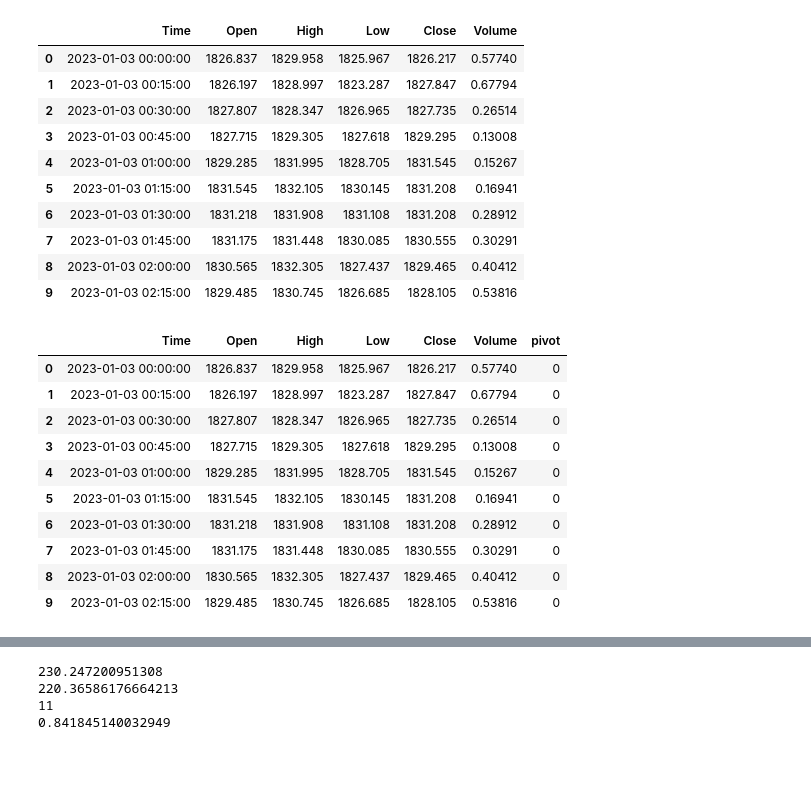
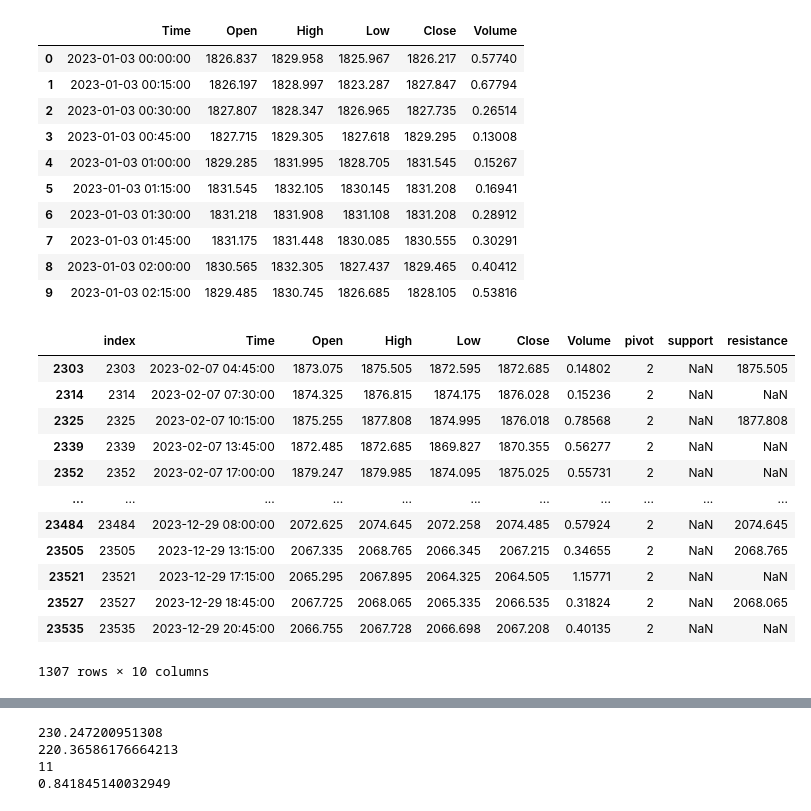
Before and after one commit to Daurien/NNtrading, a Jupyter notebook: compute_sup_res.ipynb, the cells around one changed output, grey strips where cells are left out. Drawn from its saved outputs; the diff is of its cells as text; code cells hidden in the pictures; blank space fills up the shorter version.

```diff
--- a/compute_sup_res.ipynb
+++ b/compute_sup_res.ipynb
@@ -24,55 +24,26 @@ df.head(10)
 | 7 | 2023-01-03 01:45:00 | 1831.175 | 1831.448 | 1830.085 | 1830.555 | 0.30291 |
 | 8 | 2023-01-03 02:00:00 | 1830.565 | 1832.305 | 1827.437 | 1829.465 | 0.40412 |
 | 9 | 2023-01-03 02:15:00 | 1829.485 | 1830.745 | 1826.685 | 1828.105 | 0.53816 |
-# %%
-
-#identify pivot points with a rolling window of n1 on the left and n2 on the right
-def pivotid(dataframe, l, n1, n2):
-
-    if l-n1 < 0 or l+n2 >= len(dataframe):
-        return 0
-
-    window = dataframe.iloc[l-n1:l+n2+1]
-    pivotlow = (dataframe.loc[l, 'Low'] <= window['Low']).all()
-    pivothigh = (dataframe.loc[l, 'High'] >= window['High']).all()
-
-    if pivotlow and pivothigh:
-        return 3
-    elif pivotlow:
-        return 1
-    elif pivothigh:
-        return 2
-    else:
-        return 0
-
-def rw_top(data: np.array, curr_index: int, order: int) -> bool:
-    if curr_index < order * 2 + 1:
-        return False
-
-    top = True
-    k = curr_index - order
-    v = data[k]
-    for i in range(1, order + 1):
-        if data[k + i] > v or data[k - i] > v:
-            top = False
-            break
-
-    return top
-
-
-
-df['pivot'] = df.apply(lambda x: pivotid(df, x.name, 10, 10), axis=1)
-df.head(10)
-# %% [output]
-|  | Time | Open | High | Low | Close | Volume | pivot |
-| 0 | 2023-01-03 00:00:00 | 1826.837 | 1829.958 | 1825.967 | 1826.217 | 0.57740 | 0 |
-| 1 | 2023-01-03 00:15:00 | 1826.197 | 1828.997 | 1823.287 | 1827.847 | 0.67794 | 0 |
-| 2 | 2023-01-03 00:30:00 | 1827.807 | 1828.347 | 1826.965 | 1827.735 | 0.26514 | 0 |
-| 3 | 2023-01-03 00:45:00 | 1827.715 | 1829.305 | 1827.618 | 1829.295 | 0.13008 | 0 |
-| 4 | 2023-01-03 01:00:00 | 1829.285 | 1831.995 | 1828.705 | 1831.545 | 0.15267 | 0 |
-| 5 | 2023-01-03 01:15:00 | 1831.545 | 1832.105 | 1830.145 | 1831.208 | 0.16941 | 0 |
-| 6 | 2023-01-03 01:30:00 | 1831.218 | 1831.908 | 1831.108 | 1831.208 | 0.28912 | 0 |
-| 7 | 2023-01-03 01:45:00 | 1831.175 | 1831.448 | 1830.085 | 1830.555 | 0.30291 | 0 |
-| 8 | 2023-01-03 02:00:00 | 1830.565 | 1832.305 | 1827.437 | 1829.465 | 0.40412 | 0 |
-| 9 | 2023-01-03 02:15:00 | 1829.485 | 1830.745 | 1826.685 | 1828.105 | 0.53816 | 0 |
+# %%
+from sup_res_id import pivotid
+
+
+
+df['pivot'] = df.apply(lambda x: pivotid(df, x.name, 5, 5), axis=1)
+# df = df.reset_index()
+df[df['pivot'] == 2].loc[df['index'] > 2300]
+# %% [output]
+|  | index | Time | Open | High | Low | Close | Volume | pivot | support | resistance |
+| 2303 | 2303 | 2023-02-07 04:45:00 | 1873.075 | 1875.505 | 1872.595 | 1872.685 | 0.14802 | 2 | NaN | 1875.505 |
+| 2314 | 2314 | 2023-02-07 07:30:00 | 1874.325 | 1876.815 | 1874.175 | 1876.028 | 0.15236 | 2 | NaN | NaN |
+| 2325 | 2325 | 2023-02-07 10:15:00 | 1875.255 | 1877.808 | 1874.995 | 1876.018 | 0.78568 | 2 | NaN | 1877.808 |
+| 2339 | 2339 | 2023-02-07 13:45:00 | 1872.485 | 1872.685 | 1869.827 | 1870.355 | 0.56277 | 2 | NaN | NaN |
+| 2352 | 2352 | 2023-02-07 17:00:00 | 1879.247 | 1879.985 | 1874.095 | 1875.025 | 0.55731 | 2 | NaN | NaN |
+| ... | ... | ... | ... | ... | ... | ... | ... | ... | ... | ... |
+| 23484 | 23484 | 2023-12-29 08:00:00 | 2072.625 | 2074.645 | 2072.258 | 2074.485 | 0.57924 | 2 | NaN | 2074.645 |
+| 23505 | 23505 | 2023-12-29 13:15:00 | 2067.335 | 2068.765 | 2066.345 | 2067.215 | 0.34655 | 2 | NaN | 2068.765 |
+| 23521 | 23521 | 2023-12-29 17:15:00 | 2065.295 | 2067.895 | 2064.325 | 2064.505 | 1.15771 | 2 | NaN | NaN |
+| 23527 | 23527 | 2023-12-29 18:45:00 | 2067.725 | 2068.065 | 2065.335 | 2066.535 | 0.31824 | 2 | NaN | 2068.065 |
+| 23535 | 23535 | 2023-12-29 20:45:00 | 2066.755 | 2067.728 | 2066.698 | 2067.208 | 0.40135 | 2 | NaN | NaN |
+1307 rows × 10 columns
 # %%
```
Also changed, not shown: parts of 2 cells of this notebook, 13 other files.
